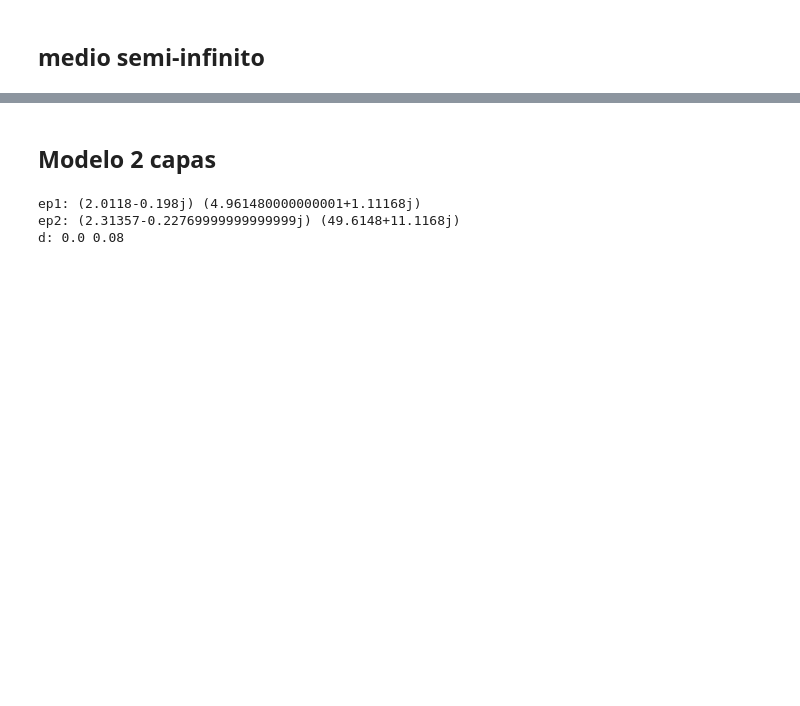
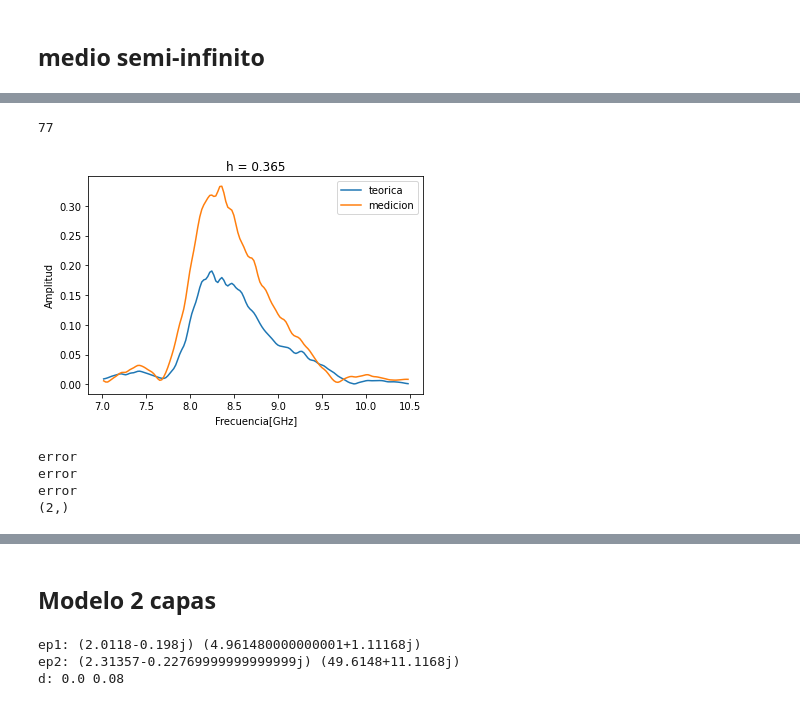
Before and after one commit to Coraline-github/tesis, a Jupyter notebook: modelos.ipynb, the cells around one changed output, grey strips where cells are left out. Saved outputs shown, nothing was run; the diff lists cells and outputs as text; code cells hidden in the pictures; blank space fills up the shorter version.

```diff
--- a/modelos.ipynb
+++ b/modelos.ipynb
@@ -216,3 +216,13 @@ list
+# %%
+S2_teo_may = S_teo_A(h1_may, f, S1_may, S2_may, ep_teo, n_mv)
+print(np.shape(S2_teo_may))
+# %% [output]
+77
+[figure, added]
+error
+error
+error
+(2,)
 # %%
 S2_teo_jun = S_teo_A(h1_jun, f, S1_jun, S2_jun, ep_teo, n_mv)
 print(np.shape(S2_teo_jun))
```
Also changed, not shown: parts of 4 cells of this notebook, 2 other files.
